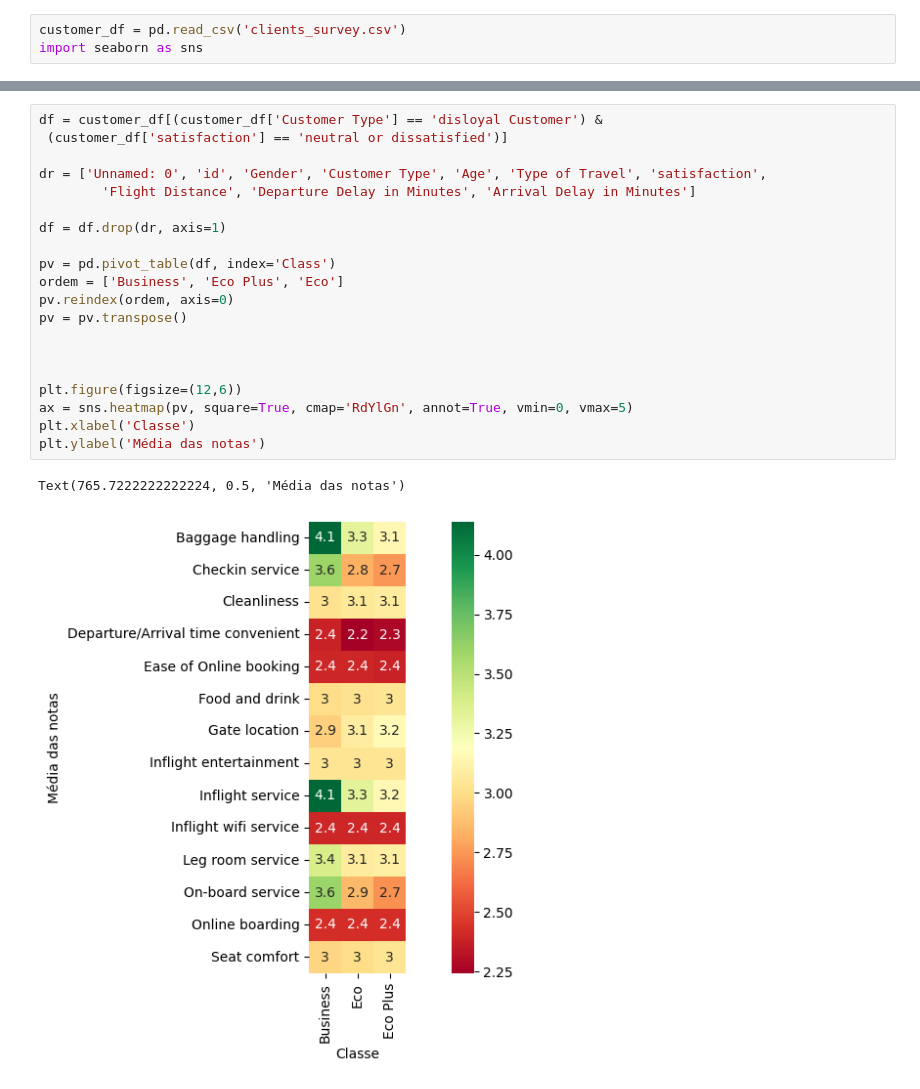
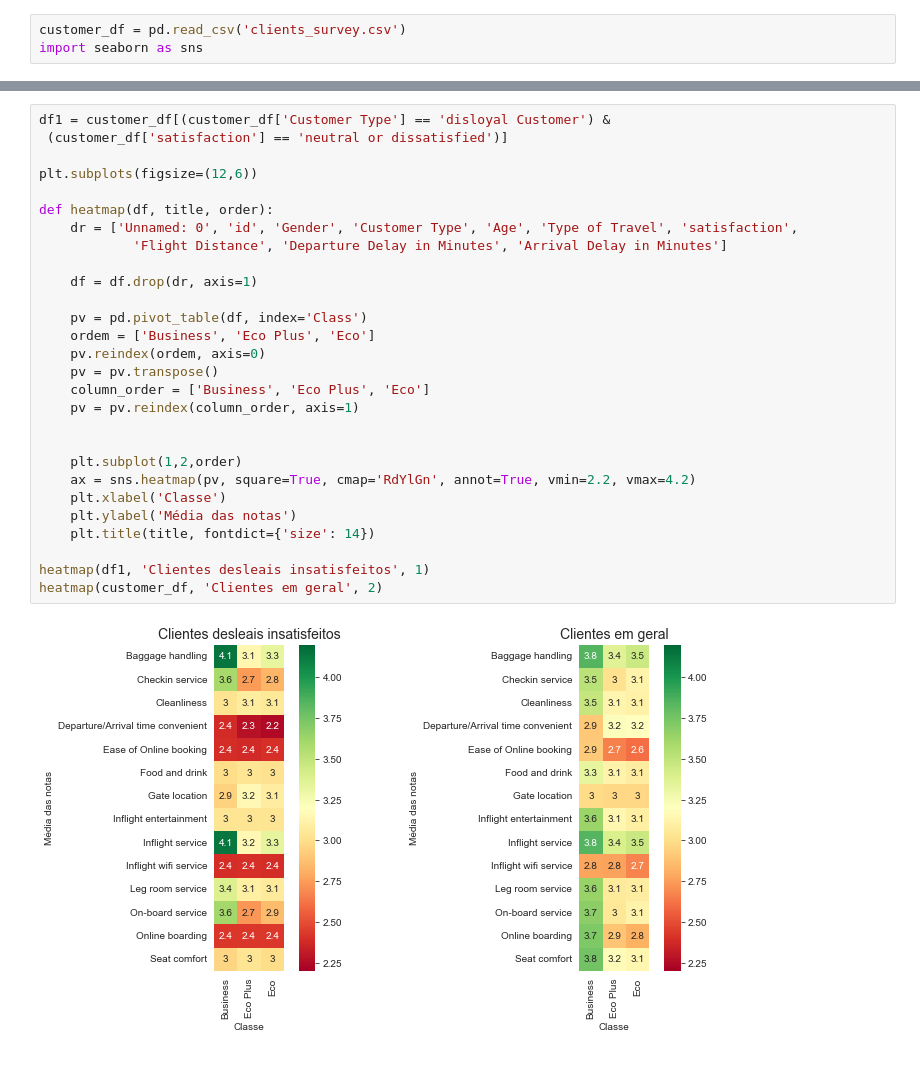
Before and after one commit to AndreMorenoGoveia/PS-Poli-Junior, a Jupyter notebook: Analytics-13682785-NProd.ipynb, the cells around one changed output, grey strips where cells are left out. Saved outputs shown, nothing was run; the diff lists cells and outputs as text.

```diff
--- a/Analytics-13682785-NProd.ipynb
+++ b/Analytics-13682785-NProd.ipynb
@@ -511,23 +517,30 @@ Cerca de 81% dos clientes são leais
 # %%
-df = customer_df[(customer_df['Customer Type'] == 'disloyal Customer') &
+df1 = customer_df[(customer_df['Customer Type'] == 'disloyal Customer') &
  (customer_df['satisfaction'] == 'neutral or dissatisfied')]
 
-dr = ['Unnamed: 0', 'id', 'Gender', 'Customer Type', 'Age', 'Type of Travel', 'satisfaction',
-        'Flight Distance', 'Departure Delay in Minutes', 'Arrival Delay in Minutes']
+plt.subplots(figsize=(12,6))
 
-df = df.drop(dr, axis=1)
+def heatmap(df, title, order):
+    dr = ['Unnamed: 0', 'id', 'Gender', 'Customer Type', 'Age', 'Type of Travel', 'satisfaction',
+            'Flight Distance', 'Departure Delay in Minutes', 'Arrival Delay in Minutes']
 
-pv = pd.pivot_table(df, index='Class')
-ordem = ['Business', 'Eco Plus', 'Eco']
-pv.reindex(ordem, axis=0)
-pv = pv.transpose()
+    df = df.drop(dr, axis=1)
+
+    pv = pd.pivot_table(df, index='Class')
+    ordem = ['Business', 'Eco Plus', 'Eco']
+    pv.reindex(ordem, axis=0)
+    pv = pv.transpose()
+    column_order = ['Business', 'Eco Plus', 'Eco']
+    pv = pv.reindex(column_order, axis=1)
 
 
+    plt.subplot(1,2,order)
+    ax = sns.heatmap(pv, square=True, cmap='RdYlGn', annot=True, vmin=2.2, vmax=4.2)
+    plt.xlabel('Classe')
+    plt.ylabel('Média das notas')
+    plt.title(title, fontdict={'size': 14})
 
-plt.figure(figsize=(12,6))
-ax = sns.heatmap(pv, square=True, cmap='RdYlGn', annot=True, vmin=0, vmax=5)
-plt.xlabel('Classe')
-plt.ylabel('Média das notas')
+heatmap(df1, 'Clientes desleais insatisfeitos', 1)
+heatmap(customer_df, 'Clientes em geral', 2)
 # %% [output]
-Text(765.7222222222224, 0.5, 'Média das notas')
-[figure, old version]
+[figure, new version]
```
Also changed, not shown: parts of 11 cells of this notebook.
